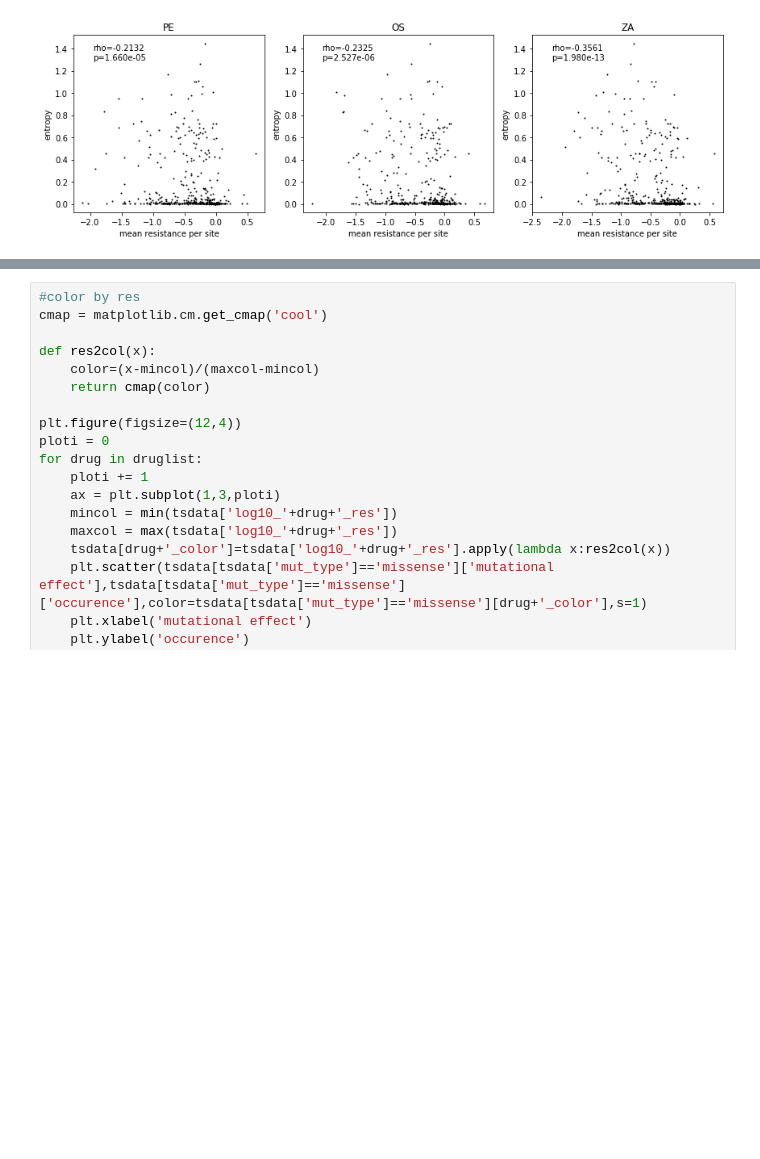
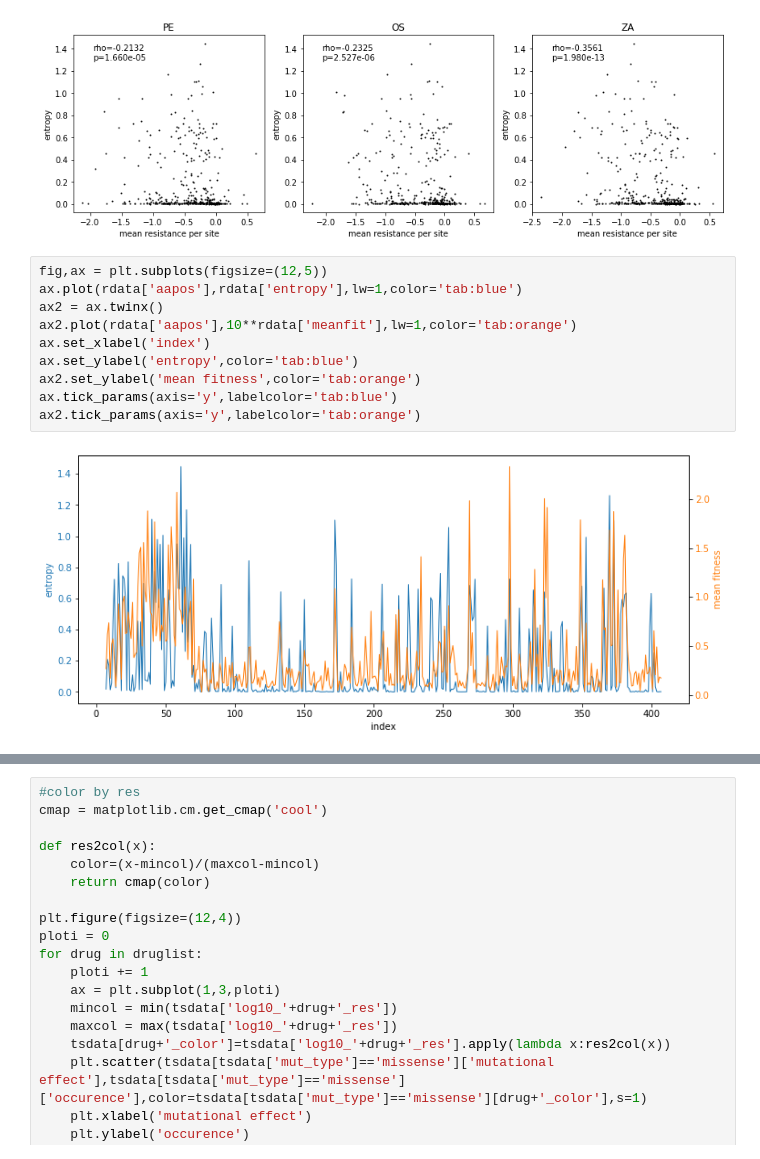
Before and after one commit to Tian-hao/flu_NA, a Jupyter notebook: NA_NOA.ipynb, the cells around one changed output, grey strips where cells are left out. Drawn from its saved outputs; the diff is of its cells as text; blank space fills up the shorter version.

Commit message:
entropy line

```diff
--- a/NA_NOA.ipynb
+++ b/NA_NOA.ipynb
@@ -496,3 +496,15 @@ plt.tight_layout()
 plt.savefig('entropy_resistance.png',dpi=600)
 # %% [output]
 [figure]
+# %%
+fig,ax = plt.subplots(figsize=(12,5))
+ax.plot(rdata['aapos'],rdata['entropy'],lw=1,color='tab:blue')
+ax2 = ax.twinx()
+ax2.plot(rdata['aapos'],10**rdata['meanfit'],lw=1,color='tab:orange')
+ax.set_xlabel('index')
+ax.set_ylabel('entropy',color='tab:blue')
+ax2.set_ylabel('mean fitness',color='tab:orange')
+ax.tick_params(axis='y',labelcolor='tab:blue')
+ax2.tick_params(axis='y',labelcolor='tab:orange')
+# %% [output]
+[figure, added]
```
Also changed, not shown: parts of 1 cell of this notebook.
